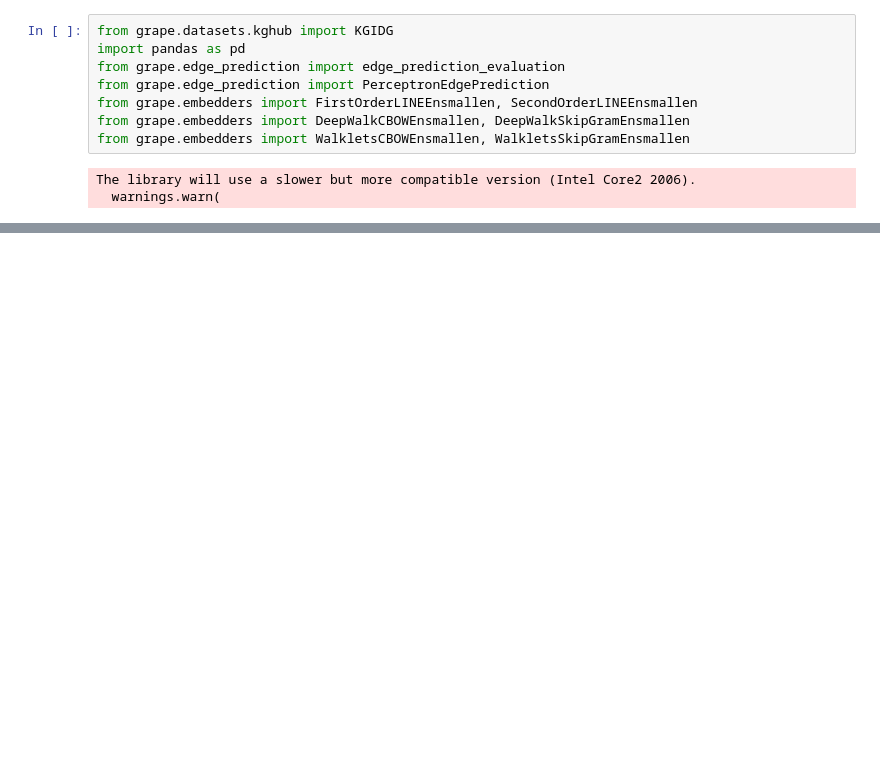
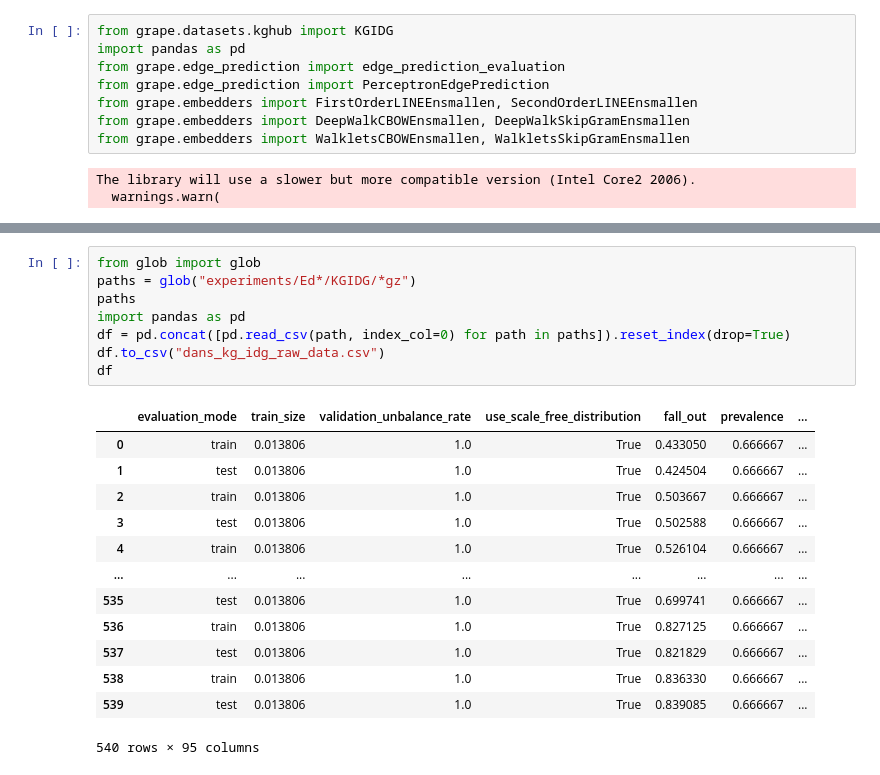
Before and after one commit to justaddcoffee/dans_kg_idg, a Jupyter notebook: dans_kg_idg.ipynb, the cells around one changed output, grey strips where cells are left out. Drawn from its saved outputs; the diff is of its cells as text; blank space fills up the shorter version.

```diff
--- a/dans_kg_idg.ipynb
+++ b/dans_kg_idg.ipynb
@@ -127,0 +173,22 @@ train size: 0.75; validation_use_scale_free: True ModelClass <class 'embiggen.em
+# %%
+from glob import glob
+paths = glob("experiments/Ed*/KGIDG/*gz")
+paths
+import pandas as pd
+df = pd.concat([pd.read_csv(path, index_col=0) for path in paths]).reset_index(drop=True)
+df.to_csv("dans_kg_idg_raw_data.csv")
+df
+# %% [output]
+|  | evaluation_mode | train_size | validation_unbalance_rate | use_scale_free_distribution | fall_out | prevalence | ... |
+| 0 | train | 0.013806 | 1.0 | True | 0.433050 | 0.666667 | ... |
+| 1 | test | 0.013806 | 1.0 | True | 0.424504 | 0.666667 | ... |
+| 2 | train | 0.013806 | 1.0 | True | 0.503667 | 0.666667 | ... |
+| 3 | test | 0.013806 | 1.0 | True | 0.502588 | 0.666667 | ... |
+| 4 | train | 0.013806 | 1.0 | True | 0.526104 | 0.666667 | ... |
+| ... | ... | ... | ... | ... | ... | ... | ... |
+| 535 | test | 0.013806 | 1.0 | True | 0.699741 | 0.666667 | ... |
+| 536 | train | 0.013806 | 1.0 | True | 0.827125 | 0.666667 | ... |
+| 537 | test | 0.013806 | 1.0 | True | 0.821829 | 0.666667 | ... |
+| 538 | train | 0.013806 | 1.0 | True | 0.836330 | 0.666667 | ... |
+| 539 | test | 0.013806 | 1.0 | True | 0.839085 | 0.666667 | ... |
+540 rows × 95 columns
```
Also changed, not shown: parts of 4 cells of this notebook, 3 other files.
